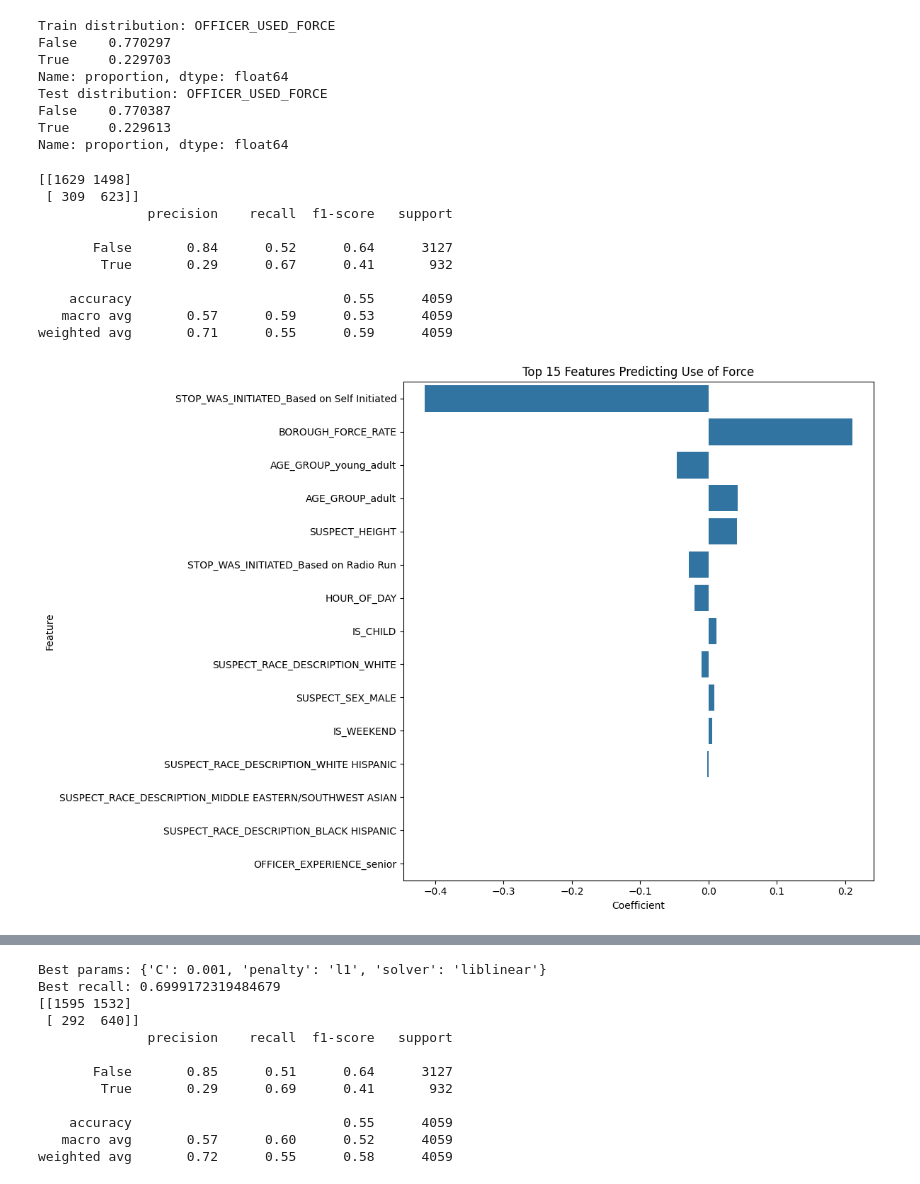
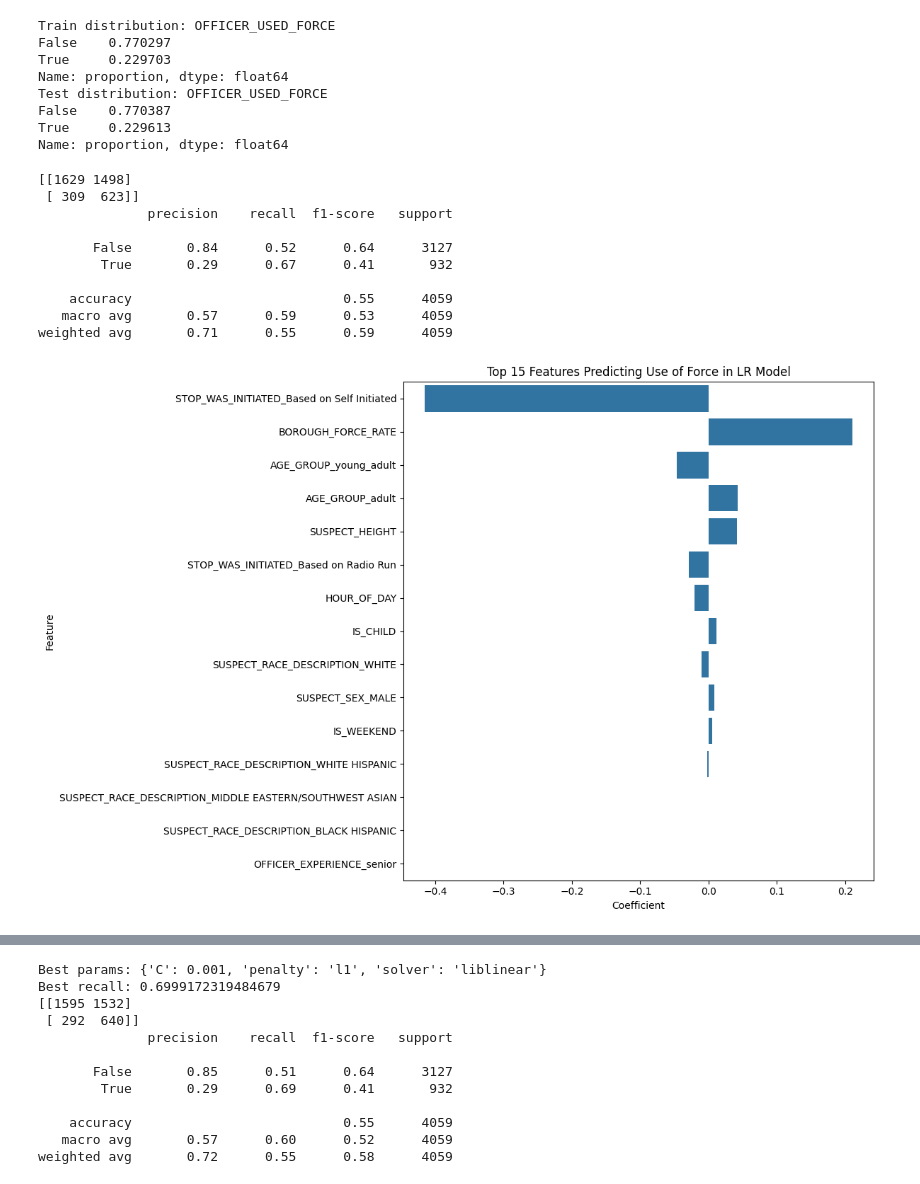
Before and after one commit to gbangban/ml-supervised-kim, a Jupyter notebook: notebook.ipynb, the cells around one changed output, grey strips where cells are left out. Cells and saved outputs as stored; diff of their text form; code cells hidden in the pictures.

```diff
--- a/notebook.ipynb
+++ b/notebook.ipynb
@@ -1066,56 +1055,53 @@ from sklearn.linear_model import LogisticRegression
 from sklearn.metrics import classification_report, confusion_matrix
 from sklearn.preprocessing import StandardScaler
 
-# Standardize features
+# Standardize features for quicker training...
 scaler = StandardScaler()
 X_train_scaled = scaler.fit_transform(X_train)
 X_test_scaled = scaler.transform(X_test)
 
-# Train logistic regression model
 # lr_model = LogisticRegression(class_weight='balanced', max_iter=1000, random_state=42)
 lr_model = LogisticRegression(class_weight='balanced', max_iter=1000, random_state=42, C= 0.01, penalty= 'l1', solver= 'liblinear')
 lr_model.fit(X_train_scaled, y_train)
 
-# Make predictions
 y_pred = lr_model.predict(X_test_scaled)
 
-# Evaluate
 print(confusion_matrix(y_test, y_pred))
 print(classification_report(y_test, y_pred))
 
 # Extract and visualize feature importances
-def visualize_features(X, model):
+def visualize_features(X, model, title='Top 15 Features Predicting Use of Force'):
     feature_names = X.columns
     coefficients = model.coef_[0]
     importance = pd.DataFrame({'Feature': feature_names, 'Coefficient': coefficients})
     importance = importance.sort_values('Coefficient', key=abs, ascending=False)
 
     plt.figure(figsize=(12, 8))
     sns.barplot(x='Coefficient', y='Feature', data=importance.head(15))
-    plt.title('Top 15 Features Predicting Use of Force')
+    plt.title(title)
     plt.tight_layout()
     plt.show()
 
-visualize_features(X,lr_model)
+visualize_features(X,lr_model, "Top 15 Features Predicting Use of Force in LR Model")
 # [[2175 1494]
 #  [ 156  234]]
 #               precision    recall  f1-score   support
 
 #        False       0.93      0.59      0.72      3669
 #         True       0.14      0.60      0.22       390
 
 #     accuracy                           0.59      4059
 #    macro avg       0.53      0.60      0.47      4059
 # weighted avg       0.86      0.59      0.68      4059
 # %% [output]
 [[1629 1498]
  [ 309  623]]
               precision    recall  f1-score   support
 
        False       0.84      0.52      0.64      3127
         True       0.29      0.67      0.41       932
 
     accuracy                           0.55      4059
    macro avg       0.57      0.59      0.53      4059
 weighted avg       0.71      0.55      0.59      4059
-[figure, old version]
+[figure, new version]
```
Also changed, not shown: parts of 21 cells of this notebook.
